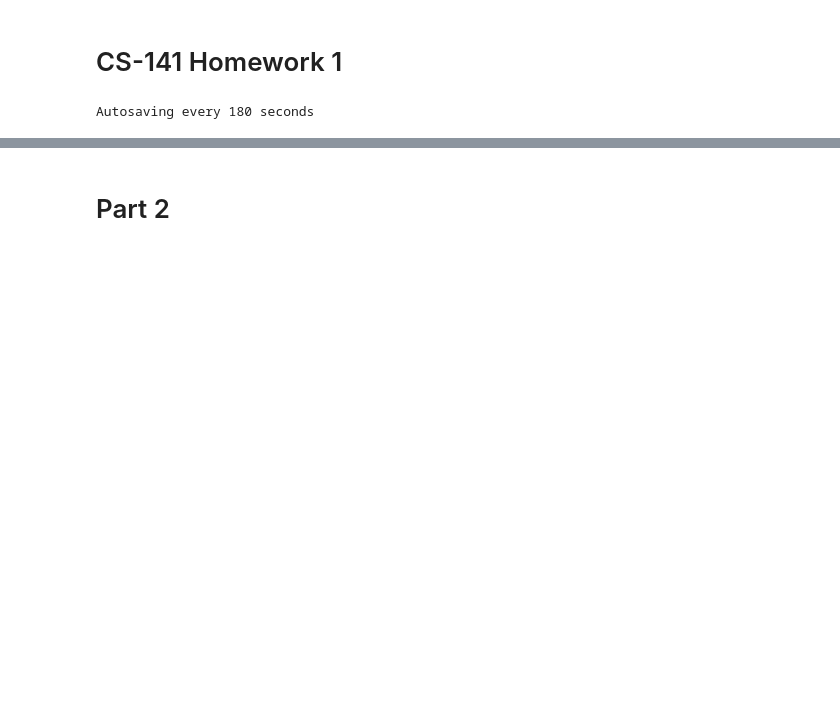
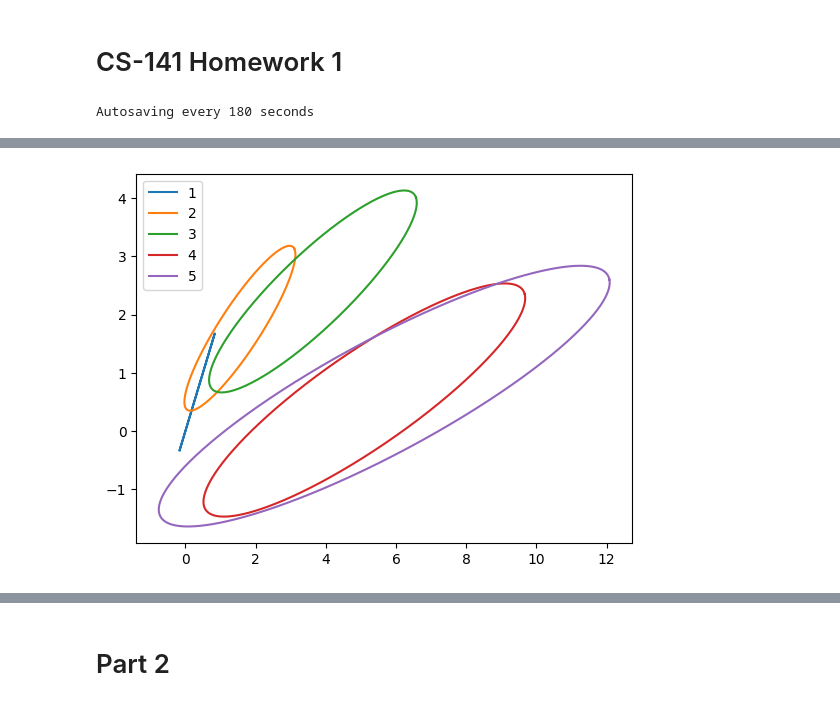
Before and after one commit to dchoate119/ProbabilisticRobotics, a Jupyter notebook: HW1/HW1_scratch.ipynb, the cells around one changed output, grey strips where cells are left out. Cells and saved outputs as stored; diff of their text form; code cells hidden in the pictures; blank space fills up the shorter version.

```diff
--- a/HW1/HW1_scratch.ipynb
+++ b/HW1/HW1_scratch.ipynb
@@ -80,3 +80,81 @@ def plot_ellipse(cov, center, t):
     # ax.add_patch(ellipse)
 
     return ax
+# %%
+def kalman_filter_pred(A, B, R, state_prev, post_prev):
+    """ Simulates Kalman filter prediction steps: ALGORITHM LINES 2-3
+    Assumptions: deltaT = 1, system starts at REST, acceleration N~(0,1)
+    Input: A, B, R matrices, previous state and posterior
+    Output: predicted states, covariance, and acceleration for current state
+    """
+
+    # Random sample acceleration
+    u_t = np.random.normal(0, 1, size=(1,1))
+    acc = u_t.item()
+
+    # State prediction
+    state_new_p = A @ state_prev + B @ u_t
+
+    # Posterior
+    post_new_p = A @ post_prev @ A.T + R
+
+    return state_new_p, post_new_p, acc
+# %%
+# Question 1.3: Implement state prediction step of Kalman filter
+
+# Assume at t=0, pos, vel, and accel = 0
+# Calculate state disrtibution for times t = 1,2,...,5
+
+# Time settings
+dt = 1 # Assume delta t is 1 second
+t_total = 5 # Total time in seconds
+t_steps = int(t_total/dt) # Time steps
+
+muh_a = 0 # avg accel
+sigma_a = 1
+
+# State transition, linear matrices A and B
+A = np.array([[1, dt], [0, 1]])
+B = np.array([[.5*dt**2], [dt]])
+R = sigma_a * np.array([[.25, .5],[.5, 1]])
+
+# Initialize resting state
+x_0 = np.array([[0],[0]])
+cov_0 = np.array([[0, 0],[0, 0]])
+
+# Create a state vector for number of time steps t
+states = [x_0]
+posts = [cov_0]
+accs = [0]
+
+# Create a plot to display axes
+plt.figure()
+ax = plt.gca()
+
+# For times t=1,2, ..., 5
+for i in range(1,t_steps+1):
+    # Previous states
+    state_prev = states[-1]
+    post_prev = posts[-1]
+
+    # Generate state prediction and distribution using Kalman algorithm
+    state_new_p, post_new_p, acc = kalman_filter_pred(A, B, R, state_prev, post_prev)
+
+    # Plot an ellipse representing covariance
+    ax = plot_ellipse(post_new_p, state_new_p, i)
+
+    # Add state prediction, posterior, and accel
+    states.append(state_new_p)
+    posts.append(post_new_p)
+    accs.append(acc)
+
+states = np.hstack(states)
+posts = np.hstack(posts)
+
+print("\n States from t=0 to t=5 \n",states)
+print("\n Posterior over x and x_dot \n",posts)
+print("\n Accelerations t=0 to t=5 \n",accs)
+
+plt.legend(loc="upper left")
+plt.show()
+# %% [output]
@@ -83,3 +171,4 @@ def plot_ellipse(cov, center, t):
+[figure, added]
 # %%
 # Question 1.3: Implement state prediction step of Kalman filter
 
```
Also changed, not shown: parts of 8 cells of this notebook, 1 other file.
